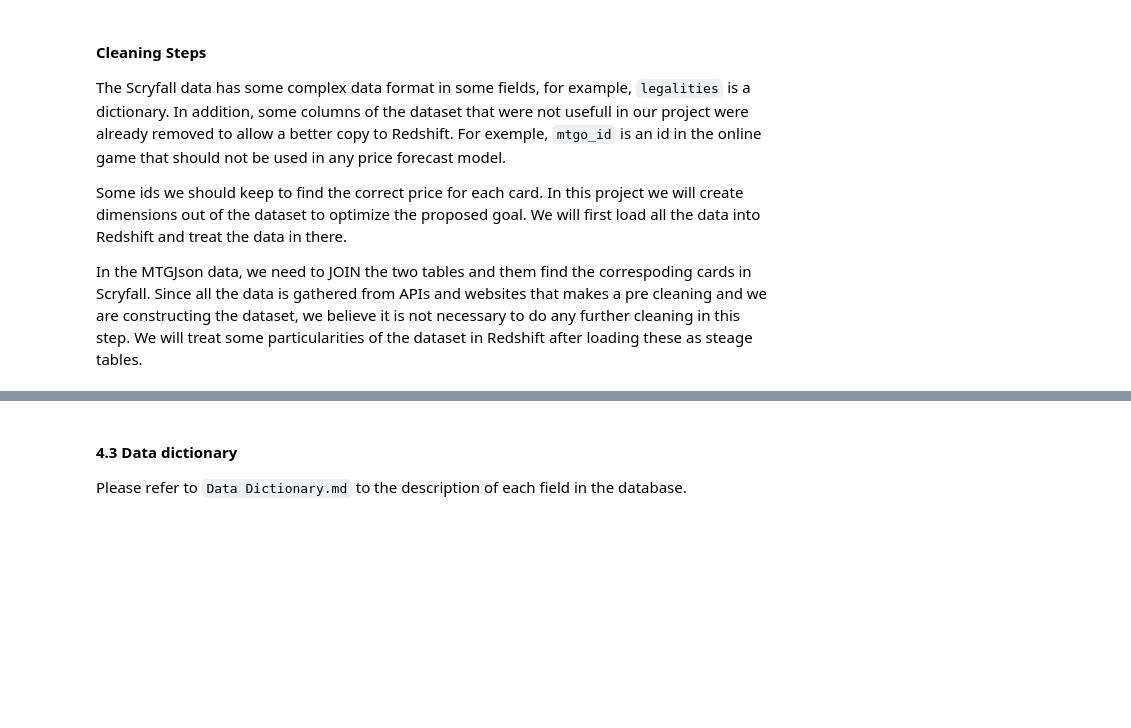
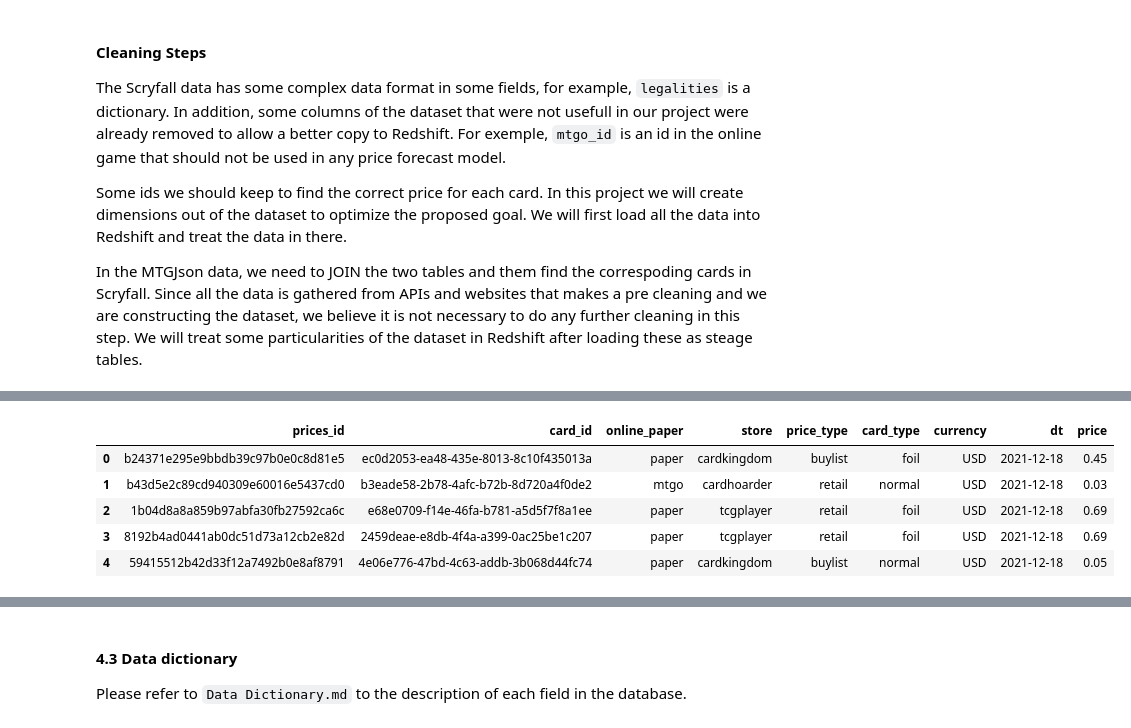
Before and after one commit to mauricioyc/Data-Engineering, a Jupyter notebook: 6 Magic DB Project/Capstone Project Exploring and Concepts.ipynb, the cells around one changed output, grey strips where cells are left out. Cells and saved outputs as stored; diff of their text form; code cells hidden in the pictures; blank space fills up the shorter version.

```diff
--- a/6 Magic DB Project/Capstone Project Exploring and Concepts.ipynb
+++ b/6 Magic DB Project/Capstone Project Exploring and Concepts.ipynb
@@ -743,0 +711,11 @@ CREATE TABLE IF NOT EXISTS public.prices (
+# %%
+# prices 5 rows sample
+df = pd.read_sql("""SELECT * FROM prices LIMIT 5;""", conn)
+df
+# %% [output]
+|  | prices_id | card_id | online_paper | store | price_type | card_type | currency | dt | price |
+| 0 | b24371e295e9bbdb39c97b0e0c8d81e5 | ec0d2053-ea48-435e-8013-8c10f435013a | paper | cardkingdom | buylist | foil | USD | 2021-12-18 | 0.45 |
+| 1 | b43d5e2c89cd940309e60016e5437cd0 | b3eade58-2b78-4afc-b72b-8d720a4f0de2 | mtgo | cardhoarder | retail | normal | USD | 2021-12-18 | 0.03 |
+| 2 | 1b04d8a8a859b97abfa30fb27592ca6c | e68e0709-f14e-46fa-b781-a5d5f7f8a1ee | paper | tcgplayer | retail | foil | USD | 2021-12-18 | 0.69 |
+| 3 | 8192b4ad0441ab0dc51d73a12cb2e82d | 2459deae-e8db-4f4a-a399-0ac25be1c207 | paper | tcgplayer | retail | foil | USD | 2021-12-18 | 0.69 |
+| 4 | 59415512b42d33f12a7492b0e8af8791 | 4e06e776-47bd-4c63-addb-3b068d44fc74 | paper | cardkingdom | buylist | normal | USD | 2021-12-18 | 0.05 |
```
Also changed, not shown: parts of 13 cells of this notebook, 10 other files.
